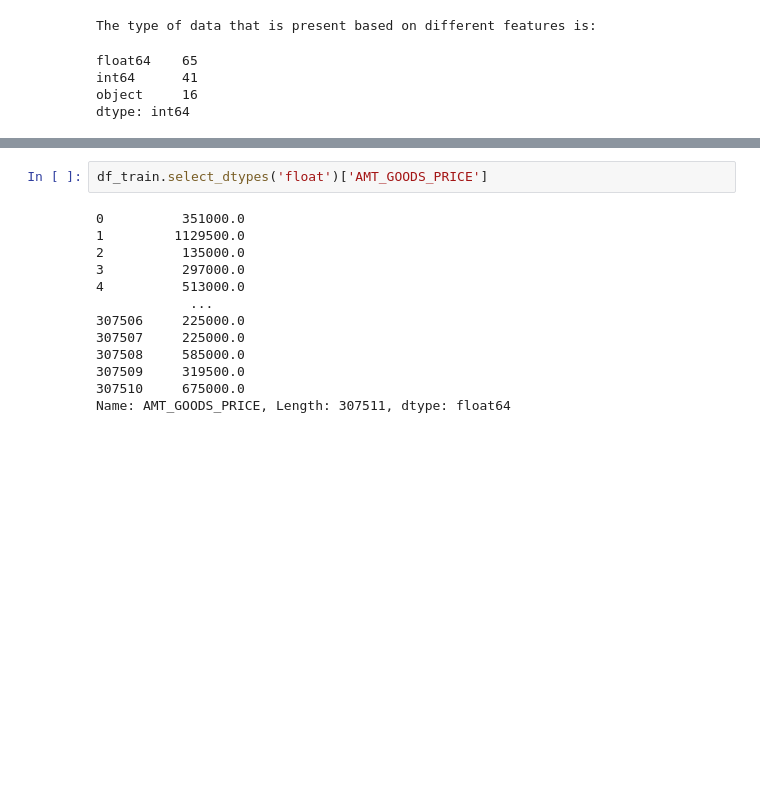
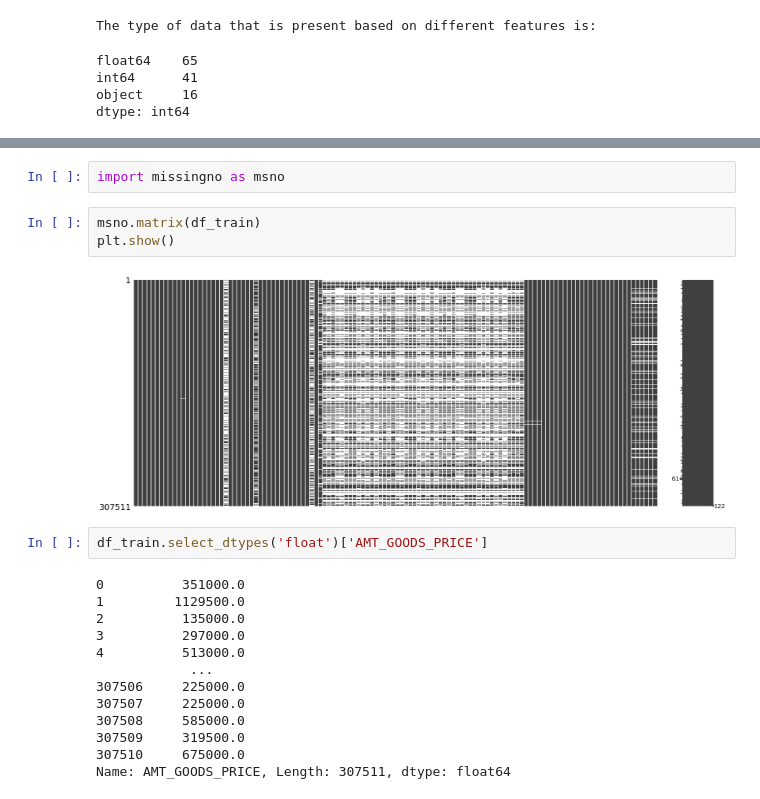
Before and after one commit to suhasmaddali/Predicting-Loan-Default-Using-Machine-Learning, a Jupyter notebook: Home Credit Python Project.ipynb, the cells around one changed output, grey strips where cells are left out. Drawn from its saved outputs; the diff is of its cells as text; blank space fills up the shorter version.

```diff
--- a/Home Credit Python Project.ipynb
+++ b/Home Credit Python Project.ipynb
@@ -47,3 +99,10 @@ df_train.head()
+# %%
+import missingno as msno
+# %%
+msno.matrix(df_train)
+plt.show()
+# %% [output]
+[figure, added]
 # %%
 df_train.select_dtypes('float')['AMT_GOODS_PRICE']
 # %% [output]
```
Also changed, not shown: parts of 6 cells of this notebook.
